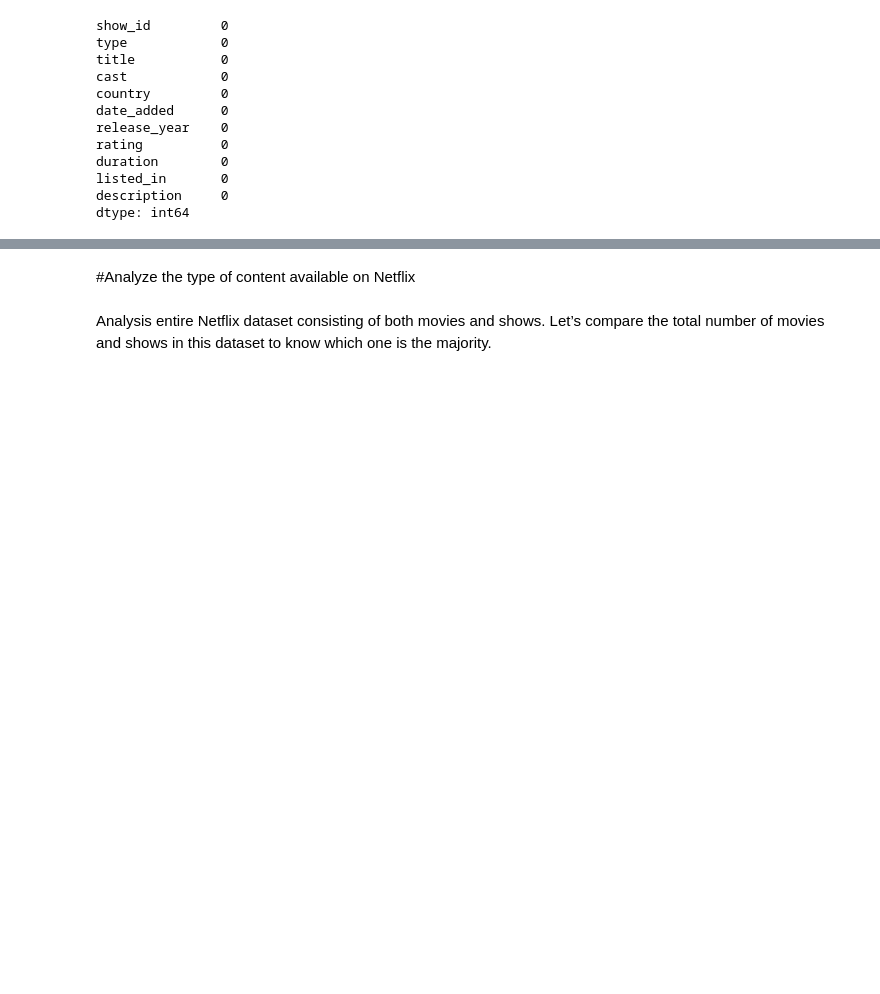
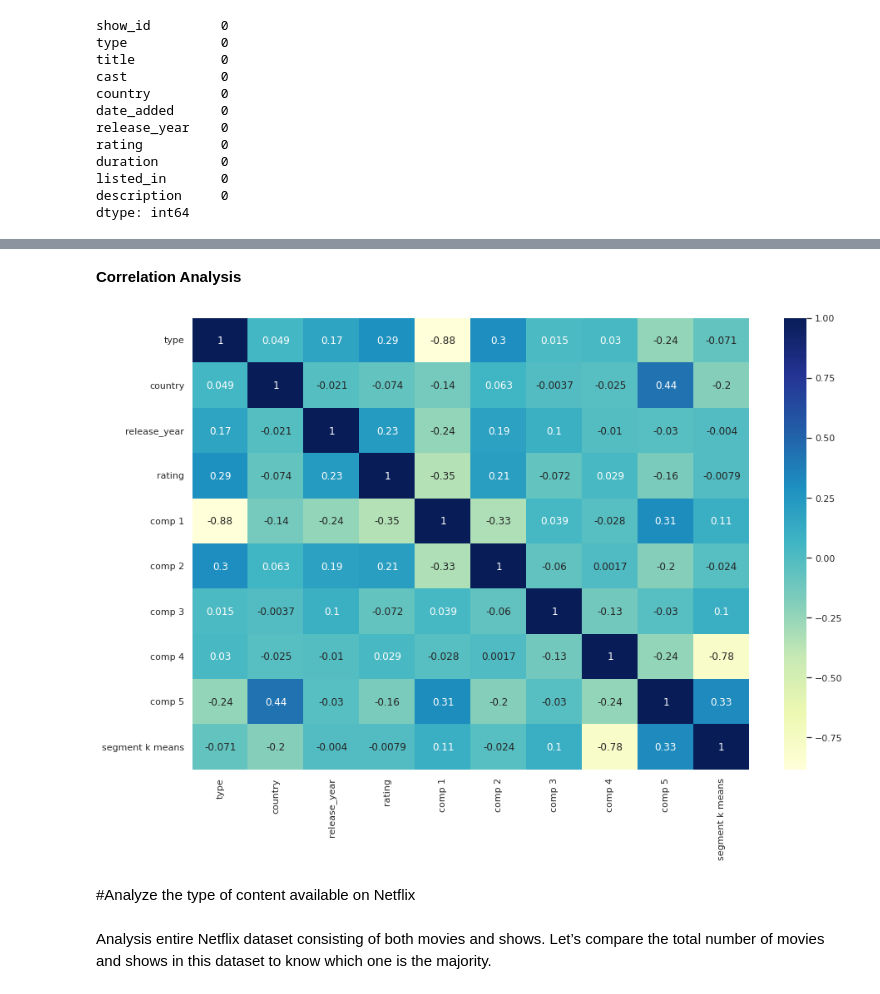
Before and after one commit to rohitrv8922/Netflix-Tv-shows-and-movies, a Jupyter notebook: NETFLIX_MOVIES_AND_TV_SHOWS_CLUSTERING.ipynb, the cells around one changed output, grey strips where cells are left out. Saved outputs shown, nothing was run; the diff lists cells and outputs as text; code cells hidden in the pictures; blank space fills up the shorter version.

```diff
--- a/NETFLIX_MOVIES_AND_TV_SHOWS_CLUSTERING.ipynb
+++ b/NETFLIX_MOVIES_AND_TV_SHOWS_CLUSTERING.ipynb
@@ -305,0 +310,3 @@ netflix_df['month_added'] = netflix_df['date_added'].dt.month
+# %%
+cor=df.corr()
+cor
@@ -306,3 +325,17 @@ netflix_df['month_added'] = netflix_df['date_added'].dt.month
+# %% [markdown]
+**Correlation Analysis**
+# %%
+#Some representatio
+plt.figure(figsize=(15,10))
+
+# heatmap
+sns.heatmap(cor, cmap="YlGnBu", annot=True)
+plt.show() #All features against each other
+
+
+#We see that they are not correlated, but some trasnformations are needed
+# %% [output]
+[figure, added]
 # %% [markdown]
 #Analyze the type of content available on Netflix
 # %% [markdown]
```
Also changed, not shown: parts of 9 cells of this notebook.
